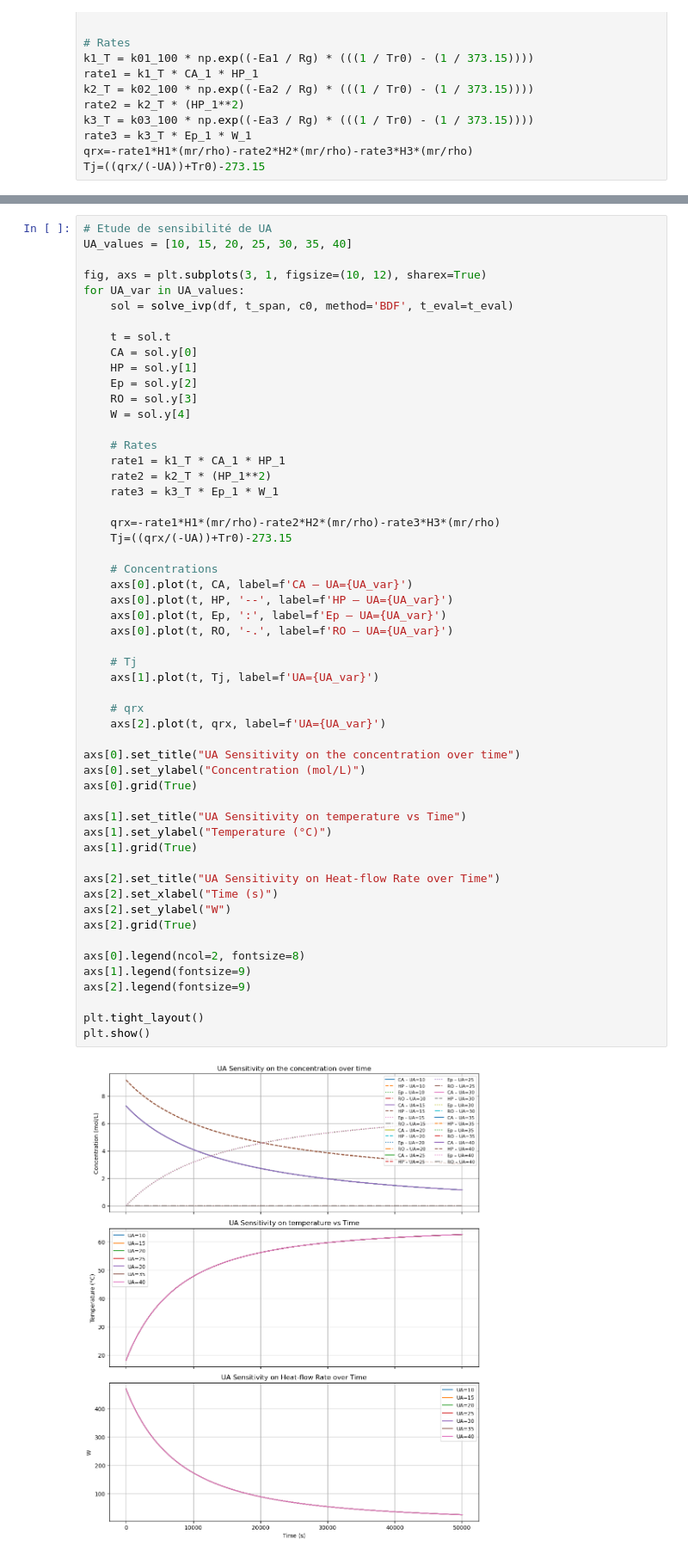
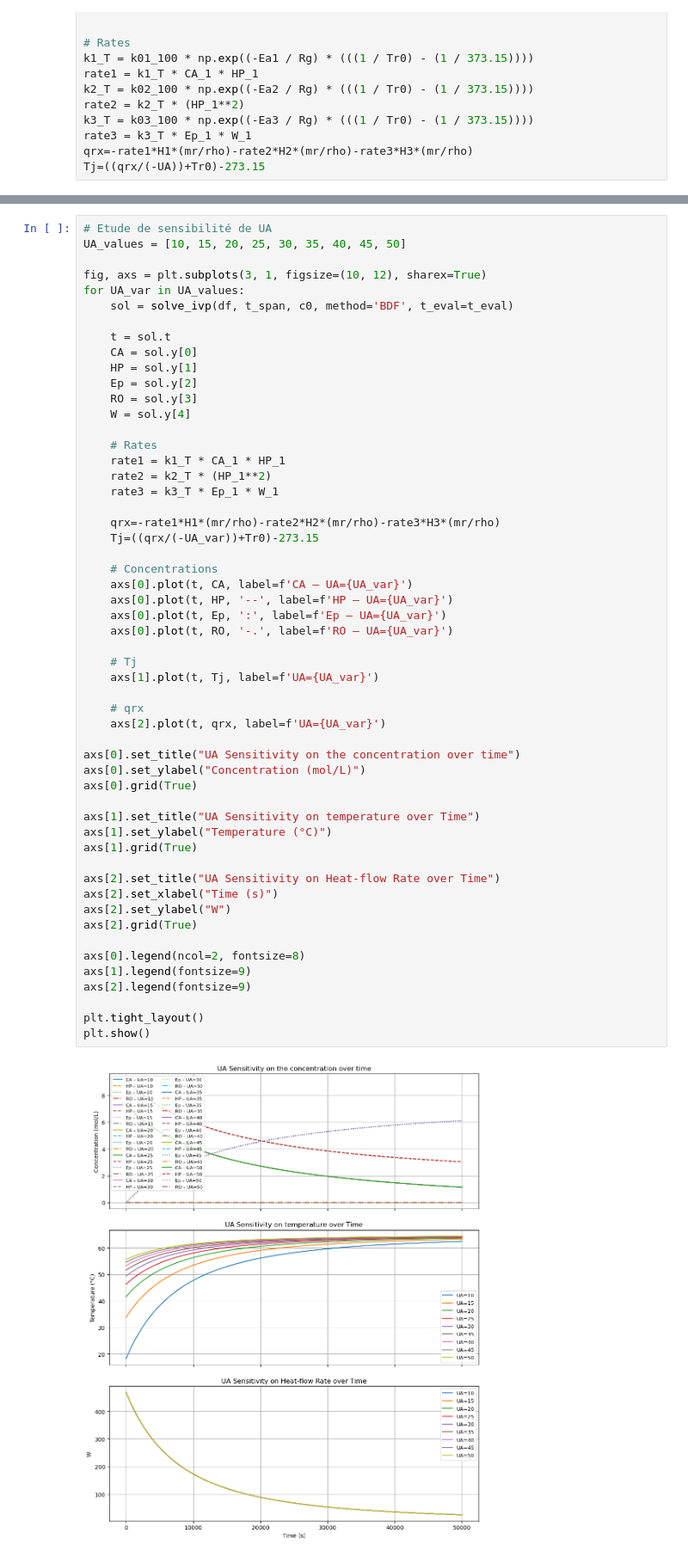
Before and after one commit to 0Renay0/epoxidation-of-allyl-chloride, a Jupyter notebook: main.ipynb, the cells around one changed output, grey strips where cells are left out. Shown at 86% size. Saved outputs shown, nothing was run; the diff lists cells and outputs as text.

```diff
--- a/main.ipynb
+++ b/main.ipynb
@@ -116,7 +182,7 @@ plt.show()
 [figure]
 # %%
 # Etude de sensibilité de UA
-UA_values = [10, 15, 20, 25, 30, 35, 40]
+UA_values = [10, 15, 20, 25, 30, 35, 40, 45, 50]
 
 fig, axs = plt.subplots(3, 1, figsize=(10, 12), sharex=True)
 for UA_var in UA_values:
@@ -135,38 +201,38 @@ for UA_var in UA_values:
     rate3 = k3_T * Ep_1 * W_1
 
     qrx=-rate1*H1*(mr/rho)-rate2*H2*(mr/rho)-rate3*H3*(mr/rho)
-    Tj=((qrx/(-UA))+Tr0)-273.15
+    Tj=((qrx/(-UA_var))+Tr0)-273.15
 
     # Concentrations
     axs[0].plot(t, CA, label=f'CA – UA={UA_var}')
     axs[0].plot(t, HP, '--', label=f'HP – UA={UA_var}')
     axs[0].plot(t, Ep, ':', label=f'Ep – UA={UA_var}')
     axs[0].plot(t, RO, '-.', label=f'RO – UA={UA_var}')
 
     # Tj
     axs[1].plot(t, Tj, label=f'UA={UA_var}')
 
     # qrx
     axs[2].plot(t, qrx, label=f'UA={UA_var}')
 
 axs[0].set_title("UA Sensitivity on the concentration over time")
 axs[0].set_ylabel("Concentration (mol/L)")
 axs[0].grid(True)
 
-axs[1].set_title("UA Sensitivity on temperature vs Time")
+axs[1].set_title("UA Sensitivity on temperature over Time")
 axs[1].set_ylabel("Temperature (°C)")
 axs[1].grid(True)
 
 axs[2].set_title("UA Sensitivity on Heat-flow Rate over Time")
 axs[2].set_xlabel("Time (s)")
 axs[2].set_ylabel("W")
 axs[2].grid(True)
 
 axs[0].legend(ncol=2, fontsize=8)
 axs[1].legend(fontsize=9)
 axs[2].legend(fontsize=9)
 
 plt.tight_layout()
 plt.show()
 # %% [output]
-[figure, old version]
+[figure, new version]
```
Also changed, not shown: parts of 4 cells of this notebook.
